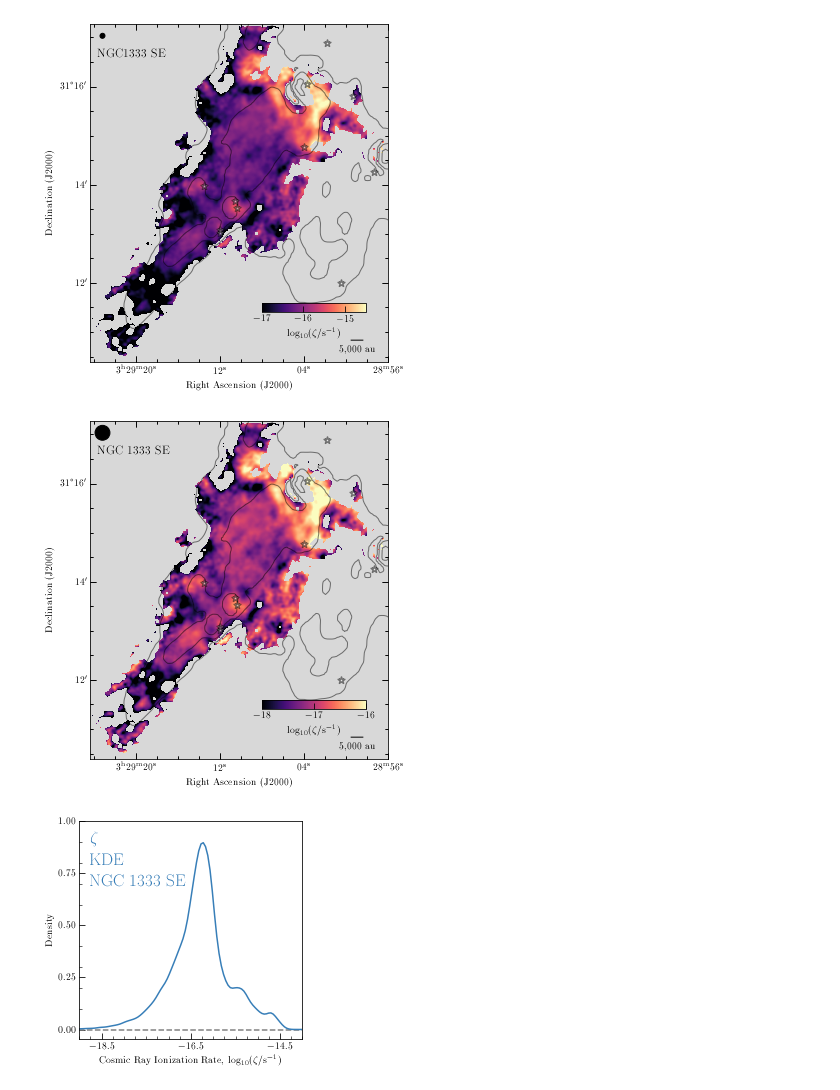
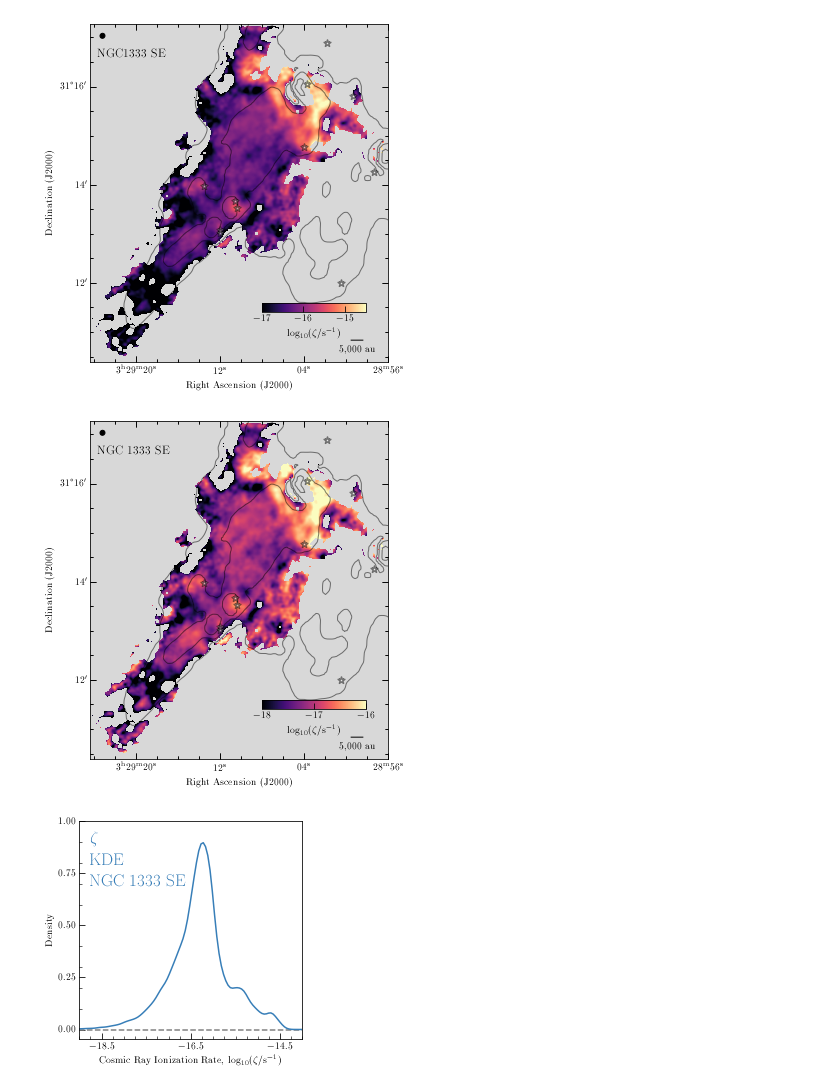
Before and after one commit to jpinedaf/NGC1333_NOEMA_Ions, a Jupyter notebook: NGC1333_Ions_Calculations.ipynb, the cells around one changed output. Cells and saved outputs as stored; diff of their text form; code cells hidden in the pictures.

```diff
--- a/NGC1333_Ions_Calculations.ipynb
+++ b/NGC1333_Ions_Calculations.ipynb
@@ -887,29 +887,29 @@ fig.savefig('figs/NGC1333_Zeta.pdf', dpi=200, bbox_inches='tight')
 # %%
 text_color = 'black'
 
-hdu = load_cutout(fits.PrimaryHDU(np.log10(zeta_mean_n), hd_fd), is_hdu=True)
+hdu = load_cutout(fits.PrimaryHDU(np.log10(zeta_mean_n), hd_TdV), is_hdu=True)
 wcs = WCS(hdu.header)
 
 cmap = plt.get_cmap(name='magma').copy()
 cmap.set_bad(color='0.85')
 
 fig = plt.figure(figsize=my_figsize)
 ax = plt.subplot(projection=wcs)
 im = ax.imshow(hdu.data, vmin=-18, vmax=-16, cmap=cmap, origin='lower')
 
 plot_setup_noema_wcsaxes(ax, hdu, label_col=text_color, contour_h2=True)
 
 cax = ax.inset_axes(col_pos)
 cbar = plt.colorbar(im, cax=cax, label=r'$\log_{10}(\zeta/ {\rm s^{-1}})$', orientation='horizontal')
 # cbar.set_ticks([-19, -18, -17])
 
 fig.text(xpos_lab1, ypos_lab1, 'NGC 1333 SE', transform=ax.transAxes,
                 horizontalalignment='left', color=text_color, size=12)
 
 plt.tight_layout()
 fig.savefig('figs/NGC1333_Zeta_mean_n.pdf', dpi=200, bbox_inches='tight')
 # %% [output]
-[figure, old version]
+[figure, new version]
 # %%
 log_zeta = np.log10(zeta)
 
```
Also changed, not shown: parts of 8 cells of this notebook, 19 other files.
